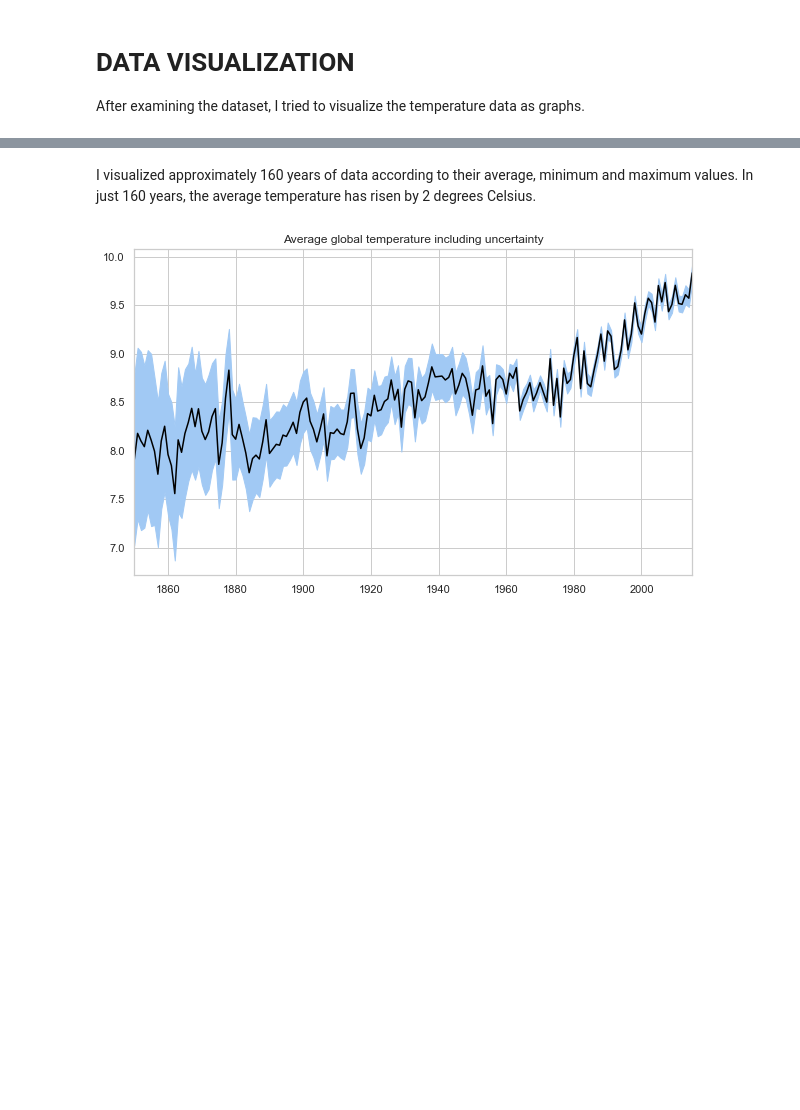
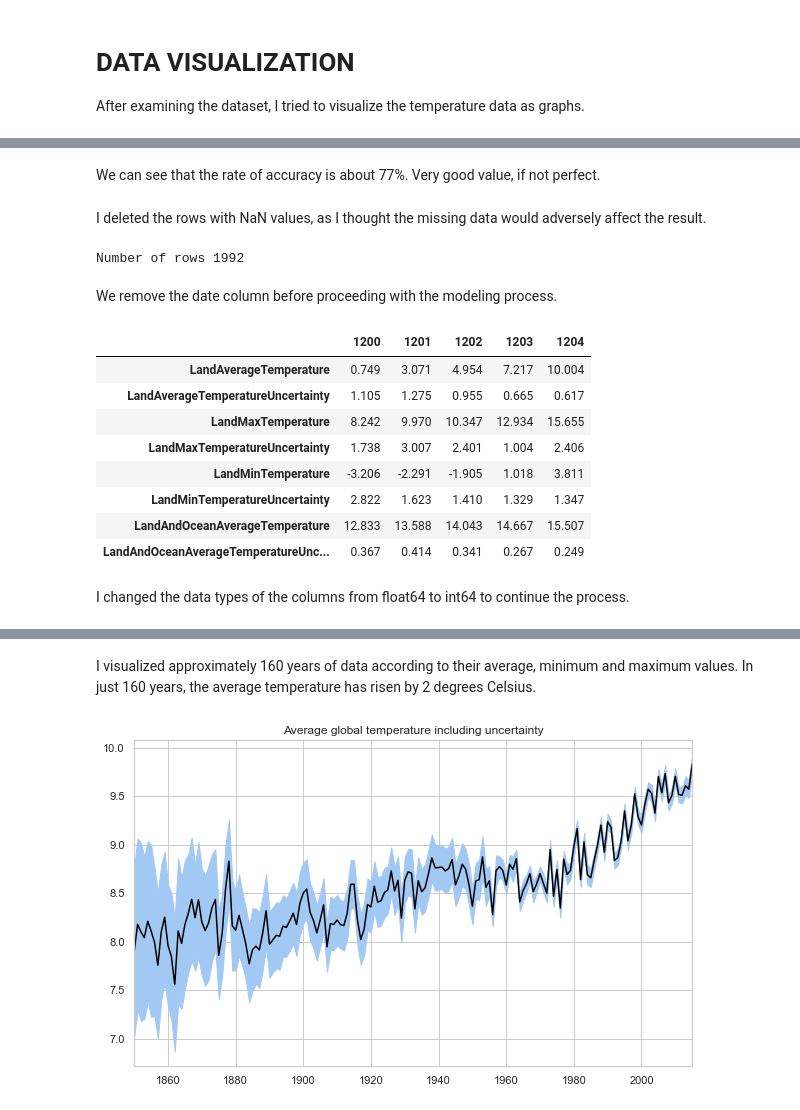
Before and after one commit to soumit2021/GMAD, a Jupyter notebook: Soumit Roy Global warming modeling.ipynb, the cells around one changed output, grey strips where cells are left out. Saved outputs shown, nothing was run; the diff lists cells and outputs as text; code cells hidden in the pictures; blank space fills up the shorter version.

```diff
--- a/Soumit Roy Global warming modeling.ipynb
+++ b/Soumit Roy Global warming modeling.ipynb
@@ -88,0 +248,4 @@ After examining the dataset, I tried to visualize the temperature data as graphs
+# %% [markdown]
+We can see that the rate of accuracy is about 77%. Very good value, if not perfect.
+# %% [markdown]
+I deleted the rows with NaN values, as I thought the missing data would adversely affect the result.
@@ -88,0 +262,6 @@ After examining the dataset, I tried to visualize the temperature data as graphs
+# %%
+print("Number of rows",data.shape[0])
+# %% [output]
+Number of rows 1992
+# %% [markdown]
+We remove the date column before proceeding with the modeling process.
@@ -88,0 +270,14 @@ After examining the dataset, I tried to visualize the temperature data as graphs
+# %%
+data.head().T
+# %% [output]
+|  | 1200 | 1201 | 1202 | 1203 | 1204 |
+| LandAverageTemperature | 0.749 | 3.071 | 4.954 | 7.217 | 10.004 |
+| LandAverageTemperatureUncertainty | 1.105 | 1.275 | 0.955 | 0.665 | 0.617 |
+| LandMaxTemperature | 8.242 | 9.970 | 10.347 | 12.934 | 15.655 |
+| LandMaxTemperatureUncertainty | 1.738 | 3.007 | 2.401 | 1.004 | 2.406 |
+| LandMinTemperature | -3.206 | -2.291 | -1.905 | 1.018 | 3.811 |
+| LandMinTemperatureUncertainty | 2.822 | 1.623 | 1.410 | 1.329 | 1.347 |
+| LandAndOceanAverageTemperature | 12.833 | 13.588 | 14.043 | 14.667 | 15.507 |
+| LandAndOceanAverageTemperatureUnc... | 0.367 | 0.414 | 0.341 | 0.267 | 0.249 |
+# %% [markdown]
+I changed the data types of the columns from float64 to int64 to continue the process.
```
Also changed, not shown: parts of 37 cells of this notebook.
